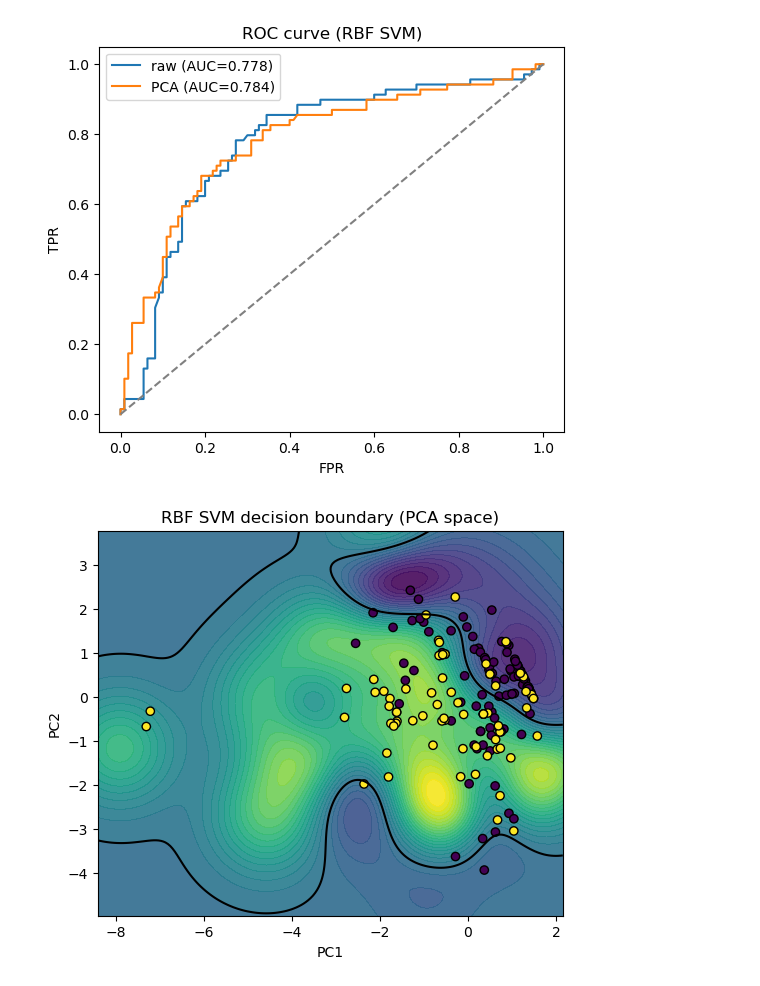
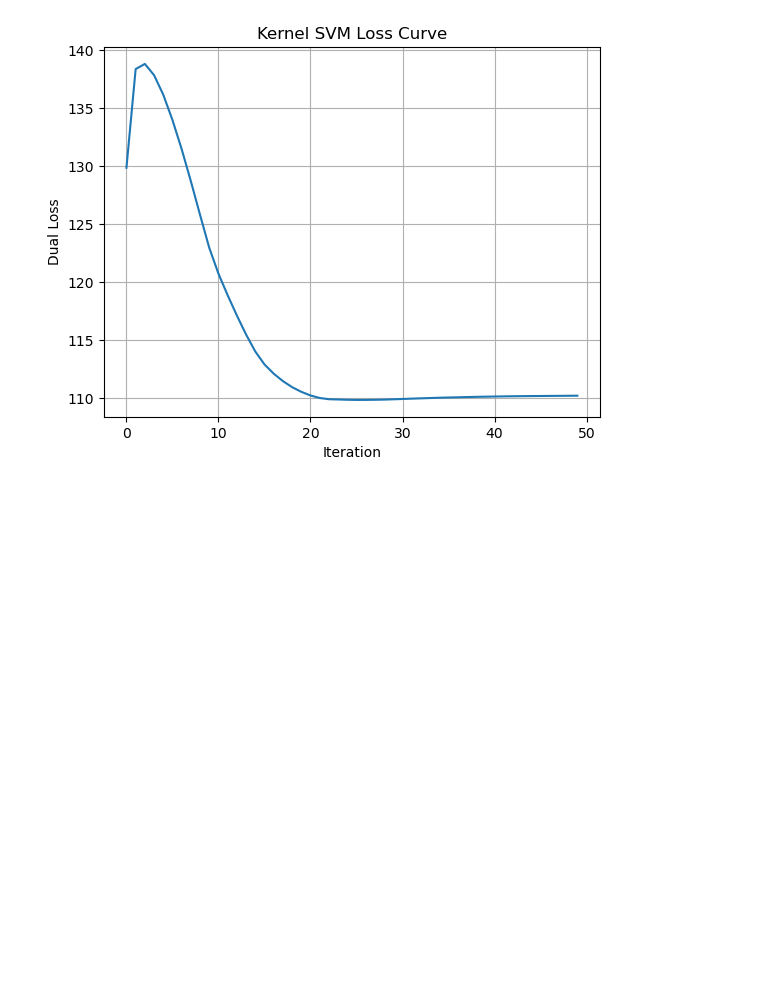
Before and after one commit to krypt0bait/TASKPHASE, a Jupyter notebook: svm.ipynb, the cells around one changed output. Drawn from its saved outputs; the diff is of its cells as text; code cells hidden in the pictures; blank space fills up the shorter version.

Commit message:
Add files via upload
redid code and added other kernel types

```diff
--- a/svm.ipynb
+++ b/svm.ipynb
@@ -6,2 +5,3 @@ from sklearn.metrics import roc_curve, auc
 # %%
-df = pd.read_csv("titanic (1).csv")
+df=pd.read_csv('titanic.csv')
+df.head()
@@ -52,18 +147,0 @@ shape: (891, 6)
-# %%
-def stratified_split(X, y, test_size=0.2, seed=0):
-    rng = np.random.RandomState(seed)
-    y = np.array(y)
-    train_idx = []
-    test_idx = []
-    for c in np.unique(y):
-        idx = np.where(y == c)[0]
-        rng.shuffle(idx)
-        n_test = int(np.ceil(test_size * len(idx)))
-        test_idx.extend(idx[:n_test])
-        train_idx.extend(idx[n_test:])
-    train_idx = np.array(train_idx, dtype=int)
-    test_idx = np.array(test_idx, dtype=int)
-    return X[train_idx], X[test_idx], y[train_idx], y[test_idx]
-
-X_train, X_test, y_train, y_test = stratified_split(X, y, test_size=0.2, seed=0)
-print("train:", X_train.shape, "test:", X_test.shape)
@@ -353,42 +147,0 @@ auc: 0.7838603425559947
-# %%
-plt.figure(figsize=(6,5))
-plt.plot(fpr_raw, tpr_raw, label="raw (AUC=%.3f)" % auc_raw)
-plt.plot(fpr_pca, tpr_pca, label="PCA (AUC=%.3f)" % auc_pca)
-plt.plot([0,1],[0,1],"--",color="gray")
-plt.xlabel("FPR")
-plt.ylabel("TPR")
-plt.title("ROC curve (RBF SVM)")
-plt.legend()
-plt.show()
-
-
-if k_pca >= 2:
-    X_all = np.vstack([X_train_pca, X_test_pca])
-    x_min, x_max = X_all[:,0].min() - 0.5, X_all[:,0].max() + 0.5
-    y_min, y_max = X_all[:,1].min() - 0.5, X_all[:,1].max() + 0.5
-
-    xx, yy = np.meshgrid(np.linspace(x_min, x_max, 200),
-                         np.linspace(y_min, y_max, 200))
-    grid = np.c_[xx.ravel(), yy.ravel()]
-
-
-    if k_pca > 2:
-        pad = np.zeros((grid.shape[0], k_pca - 2))
-        grid_full = np.hstack([grid, pad])
-    else:
-        grid_full = grid
-
-    Z = rbf_pca.decision_function(grid_full)
-    Z = Z.reshape(xx.shape)
-
-    plt.figure(figsize=(6,5))
-    cs = plt.contourf(xx, yy, Z, levels=30, alpha=0.9)
-    plt.contour(xx, yy, Z, levels=[0], colors="k")
-    plt.scatter(X_test_pca[:,0], X_test_pca[:,1], c=y_test, edgecolor="k")
-    plt.xlabel("PC1")
-    plt.ylabel("PC2")
-    plt.title("RBF SVM decision boundary (PCA space)")
-    plt.show()
-# %% [output]
-[figure, removed]
-[figure, removed]
@@ -394,0 +150,15 @@ if k_pca >= 2:
+# %%
+svm = SVM(kernel="rbf", C=0.5, gamma=0.5, max_iter=50)
+svm.fit(X_train, Y_train)
+
+
+
+
+plt.plot(svm.loss_history)
+plt.xlabel("Iteration")
+plt.ylabel("Dual Loss")
+plt.title("Kernel SVM Loss Curve")
+plt.grid(True)
+plt.show()
+# %% [output]
+[figure, added]
```
Also changed, not shown: parts of 26 cells of this notebook.
